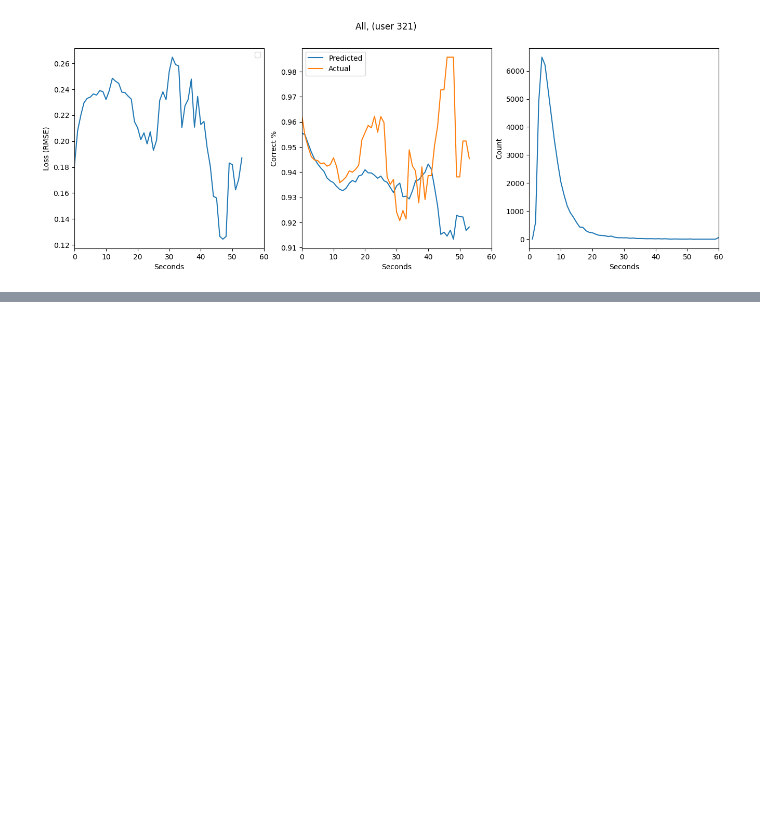
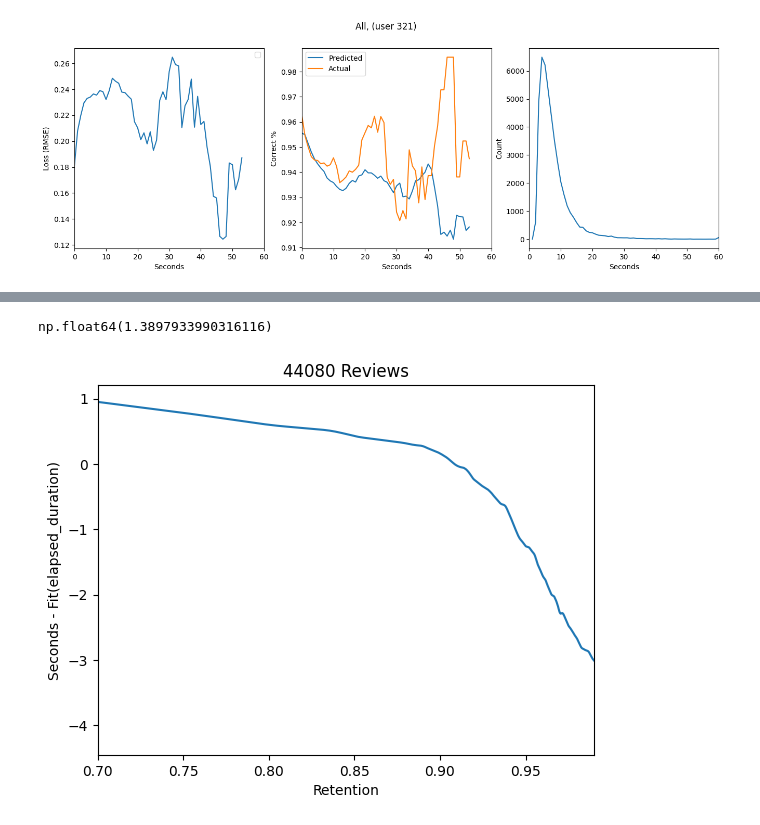
Before and after one commit to Luc-Mcgrady/anki-10k-notebooks, a Jupyter notebook: duration.ipynb, the cells around one changed output, grey strips where cells are left out. Cells and saved outputs as stored; diff of their text form; code cells hidden in the pictures; blank space fills up the shorter version.

```diff
--- a/duration.ipynb
+++ b/duration.ipynb
@@ -278,0 +315,17 @@ Name: duration, dtype: float64
+# %%
+x = df_filtered["r"]
+c1 = np.polyfit(df_filtered["elapsed_days"], df_filtered["duration"], 1)
+y = df_filtered["duration"] - np.polyval(c1, df_filtered["elapsed_days"])
+
+x, y = moving_average(x, y)
+
+plt.plot(x, y)
+plt.xlabel("Retention")
+plt.ylabel("Seconds - Fit(elapsed_duration)")
+plt.title(f"{len(df_filtered)} Reviews")
+
+plt.xlim((0.7, 0.99))
+abs(y).mean()
+# %% [output]
+np.float64(1.3897933990316116)
+[figure, added]
```
Also changed, not shown: parts of 5 cells of this notebook.
